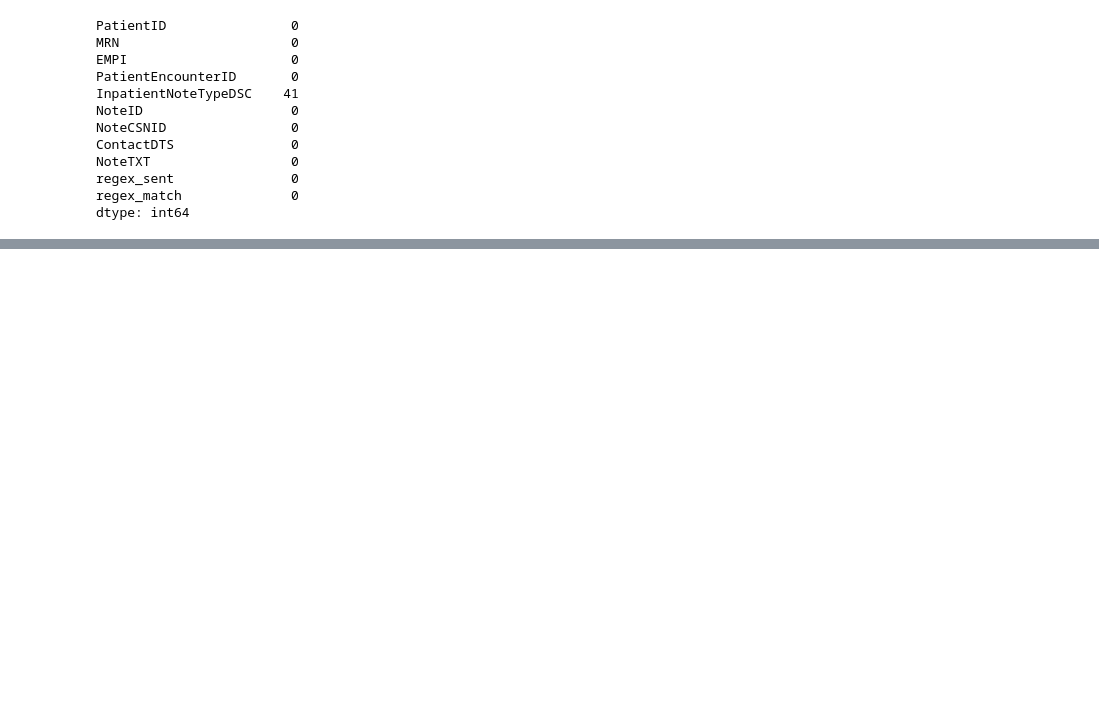
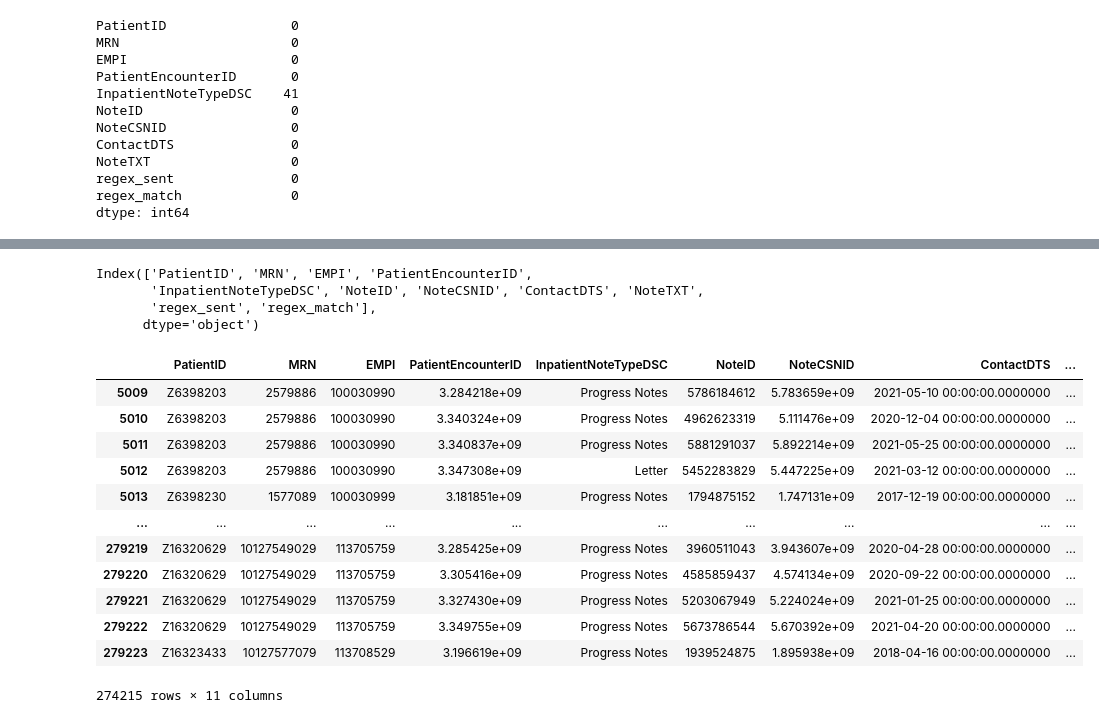
Before and after one commit to anaconda121/NeuraHealth, a Jupyter notebook: EDA/Pre-Annotations/Diversity_Sampling.ipynb, the cells around one changed output, grey strips where cells are left out. Drawn from its saved outputs; the diff is of its cells as text; code cells hidden in the pictures; blank space fills up the shorter version.

Commit message:
reading for production SLAT import

```diff
--- a/EDA/Pre-Annotations/Diversity_Sampling.ipynb
+++ b/EDA/Pre-Annotations/Diversity_Sampling.ipynb
@@ -243,7 +210,7 @@ summary_stats_seq["EMPI"] = diverse_df["EMPI"].to_list()
 summary_stats_seq["EncounterID"] = diverse_df["PatientEncounterID"].to_list()
 summary_stats_seq["NoteID"]  = diverse_df["NoteID"].to_list()
 # %%
-for i in tqdm(range(len(diverse_df))):
+for i in tqdm(range(len(d))):
     match_tuples = []
     keyword_list = []
 
@@ -447,3 +416,5 @@ NoteTXT                  0
 regex_sent               0
 regex_match              0
 dtype: int64
+# %%
+d = pd.read_excel(r"C:\Users\MIND_DS\Dropbox (Partners HealthCare)\NLP\Tanish\BigDataSets\Regex_match\Diversity_Sampling\5000_SLAT_import_7_19.xlsx")
@@ -449,0 +437,29 @@ dtype: int64
+# %%
+d.columns
+# %% [output]
+Index(['PatientID', 'MRN', 'EMPI', 'PatientEncounterID',
+       'InpatientNoteTypeDSC', 'NoteID', 'NoteCSNID', 'ContactDTS', 'NoteTXT',
+       'regex_sent', 'regex_match'],
+      dtype='object')
+# %%
+matches.drop(d.index, axis = 0, inplace = True)
+# %%
+matches = matches[['PatientID', 'MRN', 'EMPI', 'PatientEncounterID',
+       'InpatientNoteTypeDSC', 'NoteID', 'NoteCSNID', 'ContactDTS', 'NoteTXT',
+       'regex_sent', 'regex_match']]
+# %%
+matches
+# %% [output]
+|  | PatientID | MRN | EMPI | PatientEncounterID | InpatientNoteTypeDSC | NoteID | NoteCSNID | ContactDTS | ... |
+| 5009 | Z6398203 | 2579886 | 100030990 | 3.284218e+09 | Progress Notes | 5786184612 | 5.783659e+09 | 2021-05-10 00:00:00.0000000 | ... |
+| 5010 | Z6398203 | 2579886 | 100030990 | 3.340324e+09 | Progress Notes | 4962623319 | 5.111476e+09 | 2020-12-04 00:00:00.0000000 | ... |
+| 5011 | Z6398203 | 2579886 | 100030990 | 3.340837e+09 | Progress Notes | 5881291037 | 5.892214e+09 | 2021-05-25 00:00:00.0000000 | ... |
+| 5012 | Z6398203 | 2579886 | 100030990 | 3.347308e+09 | Letter | 5452283829 | 5.447225e+09 | 2021-03-12 00:00:00.0000000 | ... |
+| 5013 | Z6398230 | 1577089 | 100030999 | 3.181851e+09 | Progress Notes | 1794875152 | 1.747131e+09 | 2017-12-19 00:00:00.0000000 | ... |
+| ... | ... | ... | ... | ... | ... | ... | ... | ... | ... |
+| 279219 | Z16320629 | 10127549029 | 113705759 | 3.285425e+09 | Progress Notes | 3960511043 | 3.943607e+09 | 2020-04-28 00:00:00.0000000 | ... |
+| 279220 | Z16320629 | 10127549029 | 113705759 | 3.305416e+09 | Progress Notes | 4585859437 | 4.574134e+09 | 2020-09-22 00:00:00.0000000 | ... |
+| 279221 | Z16320629 | 10127549029 | 113705759 | 3.327430e+09 | Progress Notes | 5203067949 | 5.224024e+09 | 2021-01-25 00:00:00.0000000 | ... |
+| 279222 | Z16320629 | 10127549029 | 113705759 | 3.349755e+09 | Progress Notes | 5673786544 | 5.670392e+09 | 2021-04-20 00:00:00.0000000 | ... |
+| 279223 | Z16323433 | 10127577079 | 113708529 | 3.196619e+09 | Progress Notes | 1939524875 | 1.895938e+09 | 2018-04-16 00:00:00.0000000 | ... |
+274215 rows × 11 columns
```
Also changed, not shown: parts of 23 cells of this notebook, 3 other files.
